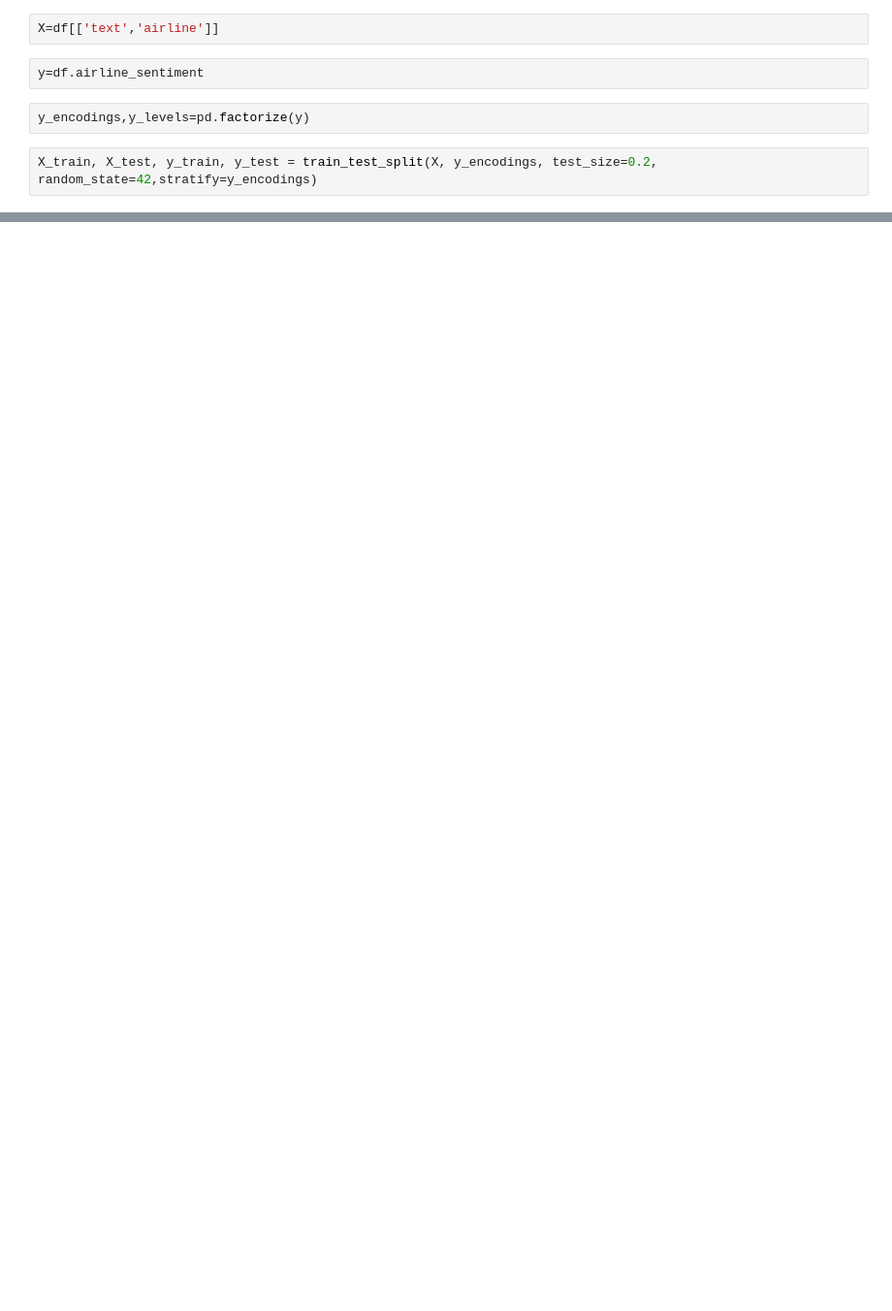
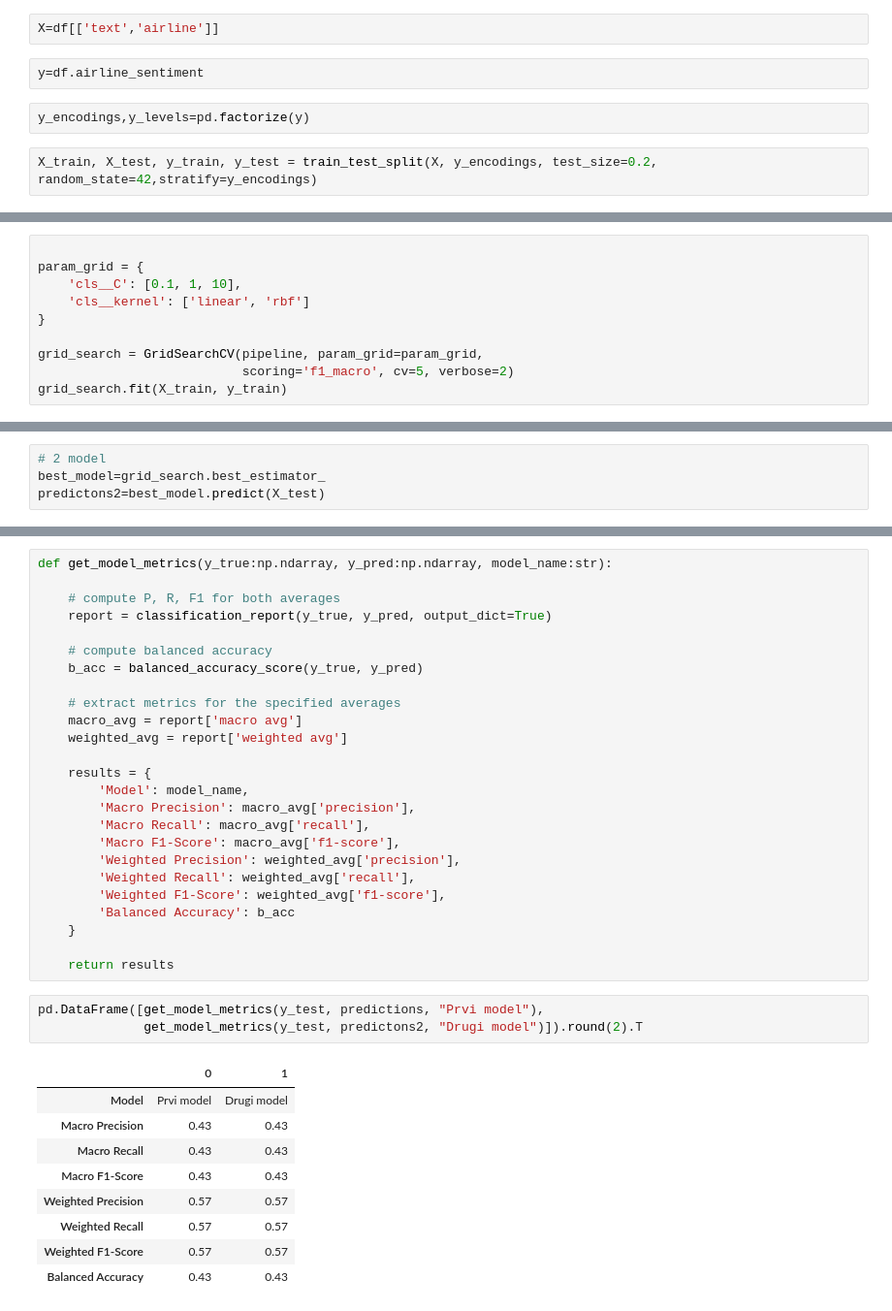
Before and after one commit to VukasinLukic/nap-text-mining-nlp-bert, a Jupyter notebook: vezba/notebooks/vezba03.ipynb, the cells around one changed output, grey strips where cells are left out. Shown at 97% size. Saved outputs shown, nothing was run; the diff lists cells and outputs as text; blank space fills up the shorter version.

```diff
--- a/vezba/notebooks/vezba03.ipynb
+++ b/vezba/notebooks/vezba03.ipynb
@@ -340,0 +409,10 @@ X_train, X_test, y_train, y_test = train_test_split(X, y_encodings, test_size=0.
+# %%
+
+param_grid = {
+    'cls__C': [0.1, 1, 10],
+    'cls__kernel': ['linear', 'rbf']
+}
+
+grid_search = GridSearchCV(pipeline, param_grid=param_grid,
+                           scoring='f1_macro', cv=5, verbose=2)
+grid_search.fit(X_train, y_train)
@@ -340,0 +461,4 @@ X_train, X_test, y_train, y_test = train_test_split(X, y_encodings, test_size=0.
+# %%
+# 2 model
+best_model=grid_search.best_estimator_
+predictons2=best_model.predict(X_test)
@@ -340,0 +483,38 @@ X_train, X_test, y_train, y_test = train_test_split(X, y_encodings, test_size=0.
+# %%
+def get_model_metrics(y_true:np.ndarray, y_pred:np.ndarray, model_name:str):
+
+    # compute P, R, F1 for both averages
+    report = classification_report(y_true, y_pred, output_dict=True)
+
+    # compute balanced accuracy
+    b_acc = balanced_accuracy_score(y_true, y_pred)
+
+    # extract metrics for the specified averages
+    macro_avg = report['macro avg']
+    weighted_avg = report['weighted avg']
+
+    results = {
+        'Model': model_name,
+        'Macro Precision': macro_avg['precision'],
+        'Macro Recall': macro_avg['recall'],
+        'Macro F1-Score': macro_avg['f1-score'],
+        'Weighted Precision': weighted_avg['precision'],
+        'Weighted Recall': weighted_avg['recall'],
+        'Weighted F1-Score': weighted_avg['f1-score'],
+        'Balanced Accuracy': b_acc
+    }
+
+    return results
+# %%
+pd.DataFrame([get_model_metrics(y_test, predictions, "Prvi model"),
+              get_model_metrics(y_test, predictons2, "Drugi model")]).round(2).T
+# %% [output]
+|  | 0 | 1 |
+| Model | Prvi model | Drugi model |
+| Macro Precision | 0.43 | 0.43 |
+| Macro Recall | 0.43 | 0.43 |
+| Macro F1-Score | 0.43 | 0.43 |
+| Weighted Precision | 0.57 | 0.57 |
+| Weighted Recall | 0.57 | 0.57 |
+| Weighted F1-Score | 0.57 | 0.57 |
+| Balanced Accuracy | 0.43 | 0.43 |
```
Also changed, not shown: parts of 27 cells of this notebook, 4 other files.
